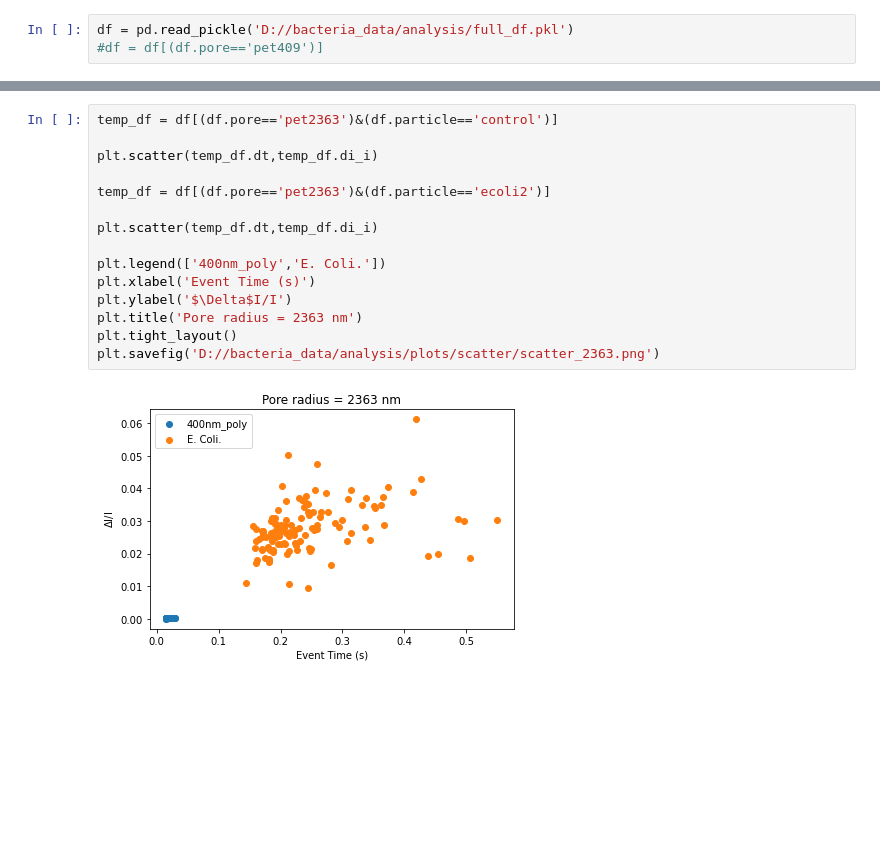
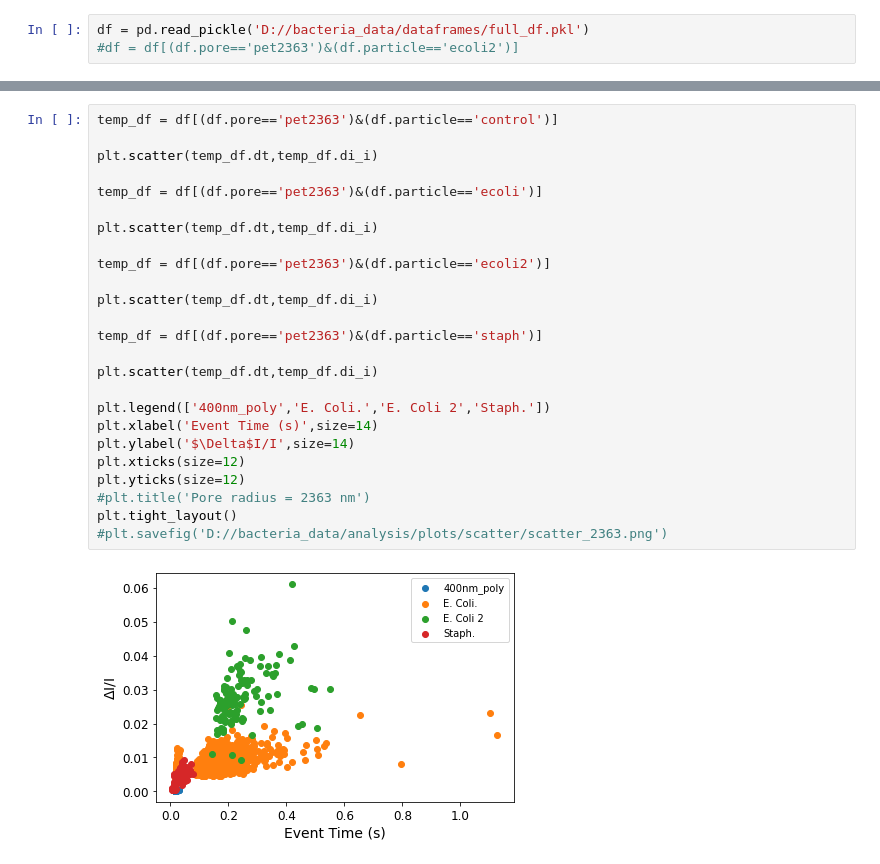
Before and after one commit to codycombs/RPbacteria, a Jupyter notebook: Stats.ipynb, the cells around one changed output, grey strips where cells are left out. Saved outputs shown, nothing was run; the diff lists cells and outputs as text; blank space fills up the shorter version.

```diff
--- a/Stats.ipynb
+++ b/Stats.ipynb
@@ -6,3 +29,3 @@ import seaborn as sns
 # %%
-df = pd.read_pickle('D://bacteria_data/analysis/full_df.pkl')
-#df = df[(df.pore=='pet409')]
+df = pd.read_pickle('D://bacteria_data/dataframes/full_df.pkl')
+#df = df[(df.pore=='pet2363')&(df.particle=='ecoli2')]
@@ -30,18 +64,28 @@ Name: particle, Length: 293, dtype: object
 # %%
 temp_df = df[(df.pore=='pet2363')&(df.particle=='control')]
+
+plt.scatter(temp_df.dt,temp_df.di_i)
+
+temp_df = df[(df.pore=='pet2363')&(df.particle=='ecoli')]
 
 plt.scatter(temp_df.dt,temp_df.di_i)
 
 temp_df = df[(df.pore=='pet2363')&(df.particle=='ecoli2')]
 
 plt.scatter(temp_df.dt,temp_df.di_i)
 
-plt.legend(['400nm_poly','E. Coli.'])
-plt.xlabel('Event Time (s)')
-plt.ylabel('$\Delta$I/I')
-plt.title('Pore radius = 2363 nm')
+temp_df = df[(df.pore=='pet2363')&(df.particle=='staph')]
+
+plt.scatter(temp_df.dt,temp_df.di_i)
+
+plt.legend(['400nm_poly','E. Coli.','E. Coli 2','Staph.'])
+plt.xlabel('Event Time (s)',size=14)
+plt.ylabel('$\Delta$I/I',size=14)
+plt.xticks(size=12)
+plt.yticks(size=12)
+#plt.title('Pore radius = 2363 nm')
 plt.tight_layout()
-plt.savefig('D://bacteria_data/analysis/plots/scatter/scatter_2363.png')
+#plt.savefig('D://bacteria_data/analysis/plots/scatter/scatter_2363.png')
 # %% [output]
-[figure, old version]
+[figure, new version]
 # %%
```
Also changed, not shown: parts of 12 cells of this notebook, 2 other files.
